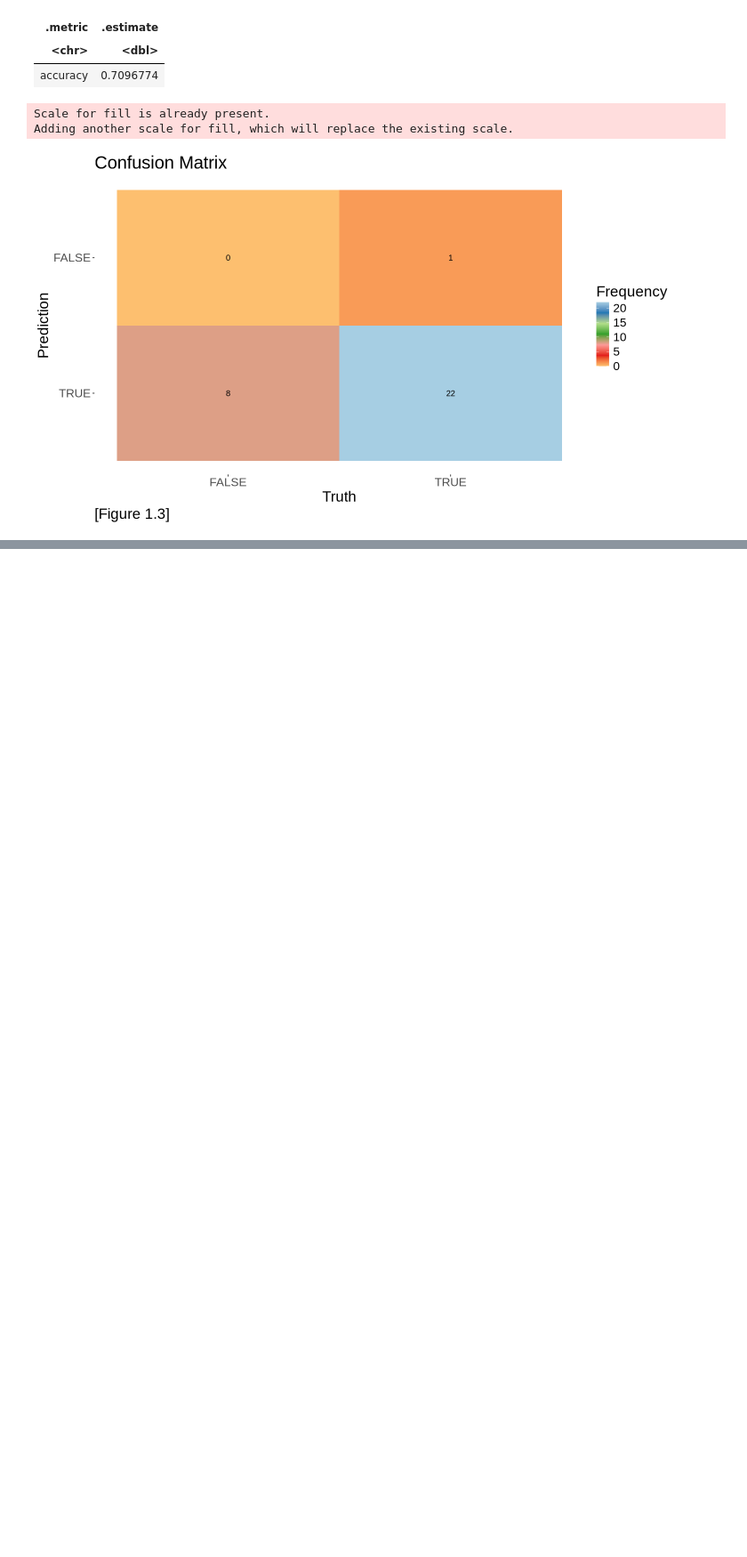
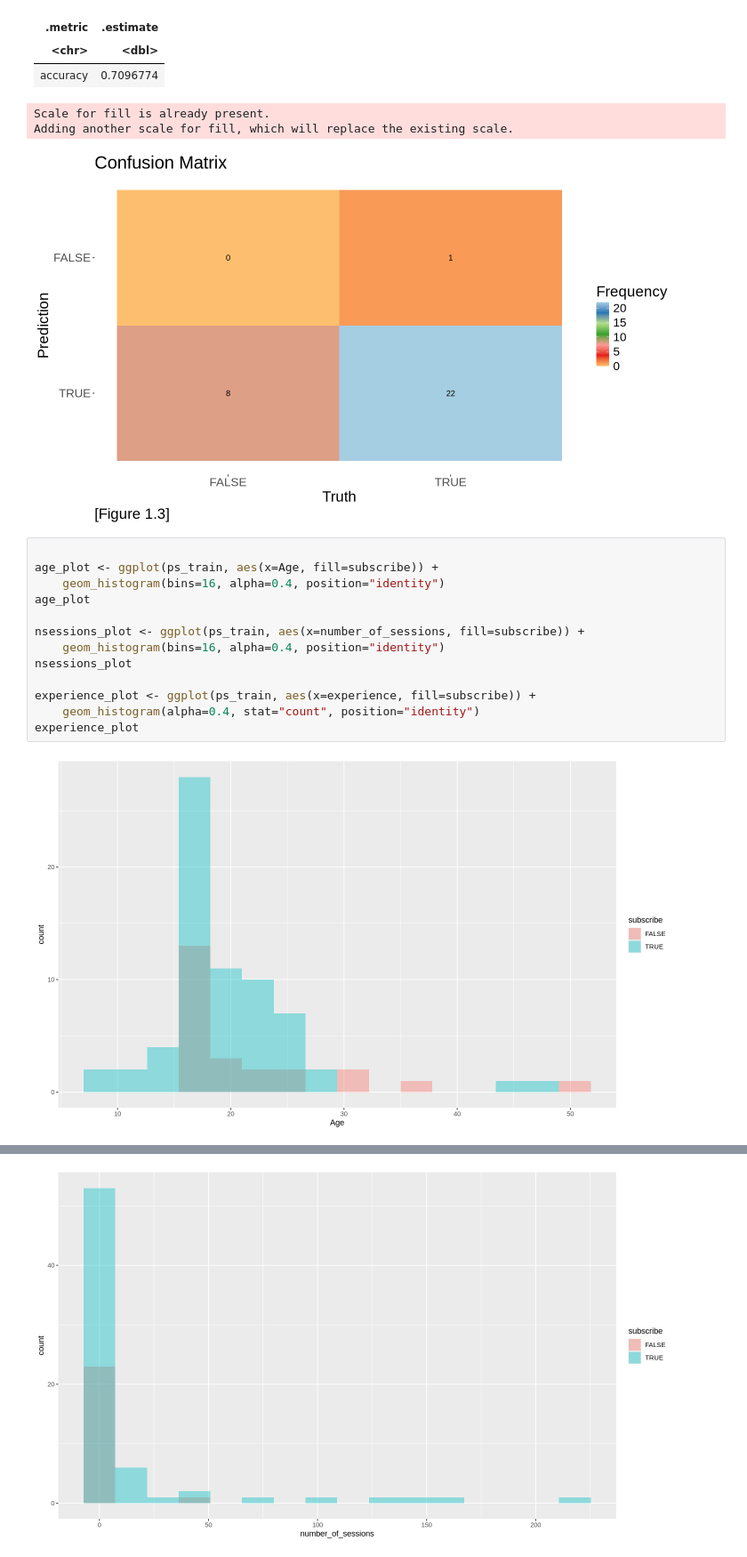
Before and after one commit to karunaj28/DSCI100-Group-Project, a Jupyter notebook: group-final.ipynb, the cells around one changed output, grey strips where cells are left out. Shown at 89% size. Saved outputs shown, nothing was run; the diff lists cells and outputs as text; blank space fills up the shorter version.

Commit message:
graphs

```diff
--- a/group-final.ipynb
+++ b/group-final.ipynb
@@ -303,3 +303,18 @@ A tibble: 1 × 2
 Scale for fill is already present.
 Adding another scale for fill, which will replace the existing scale.
 [figure]
+# %%
+
+age_plot <- ggplot(ps_train, aes(x=Age, fill=subscribe)) +
+    geom_histogram(bins=16, alpha=0.4, position="identity")
+age_plot
+
+nsessions_plot <- ggplot(ps_train, aes(x=number_of_sessions, fill=subscribe)) +
+    geom_histogram(bins=16, alpha=0.4, position="identity")
+nsessions_plot
+
+experience_plot <- ggplot(ps_train, aes(x=experience, fill=subscribe)) +
+    geom_histogram(alpha=0.4, stat="count", position="identity")
+experience_plot
+# %% [output]
+[figure, added]
@@ -305,0 +323 @@ Adding another scale for fill, which will replace the existing scale.
+[figure, added]
```
Also changed, not shown: parts of 2 cells of this notebook.
